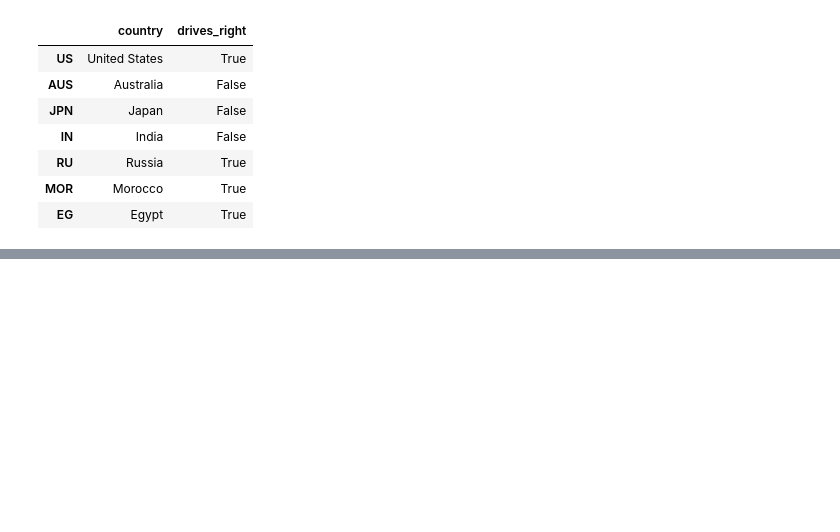
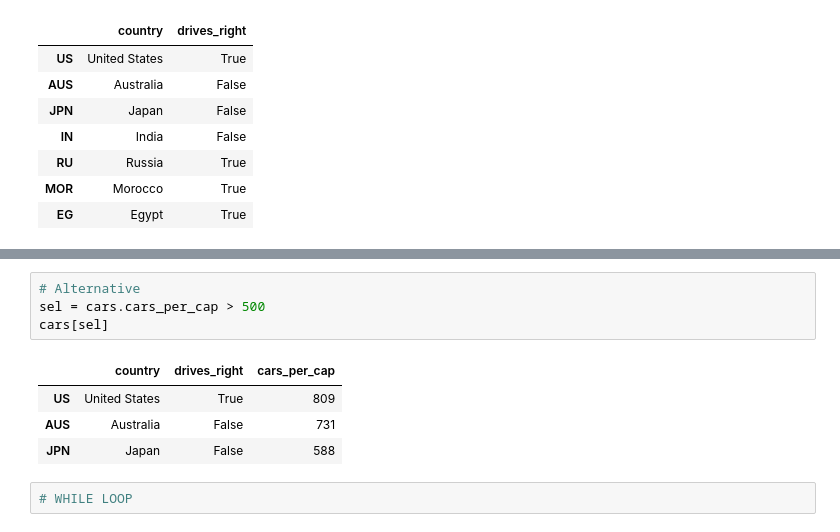
Before and after one commit to JeffBucker/DatacampDataAnalystTrack, a Jupyter notebook: Intermediate Python.ipynb, the cells around one changed output, grey strips where cells are left out. Drawn from its saved outputs; the diff is of its cells as text; blank space fills up the shorter version.

```diff
--- a/Intermediate Python.ipynb
+++ b/Intermediate Python.ipynb
@@ -267,0 +400,11 @@ cars[['country','drives_right']]
+# %%
+# Alternative
+sel = cars.cars_per_cap > 500
+cars[sel]
+# %% [output]
+|  | country | drives_right | cars_per_cap |
+| US | United States | True | 809 |
+| AUS | Australia | False | 731 |
+| JPN | Japan | False | 588 |
+# %%
+# WHILE LOOP
```
Also changed, not shown: parts of 15 cells of this notebook.
